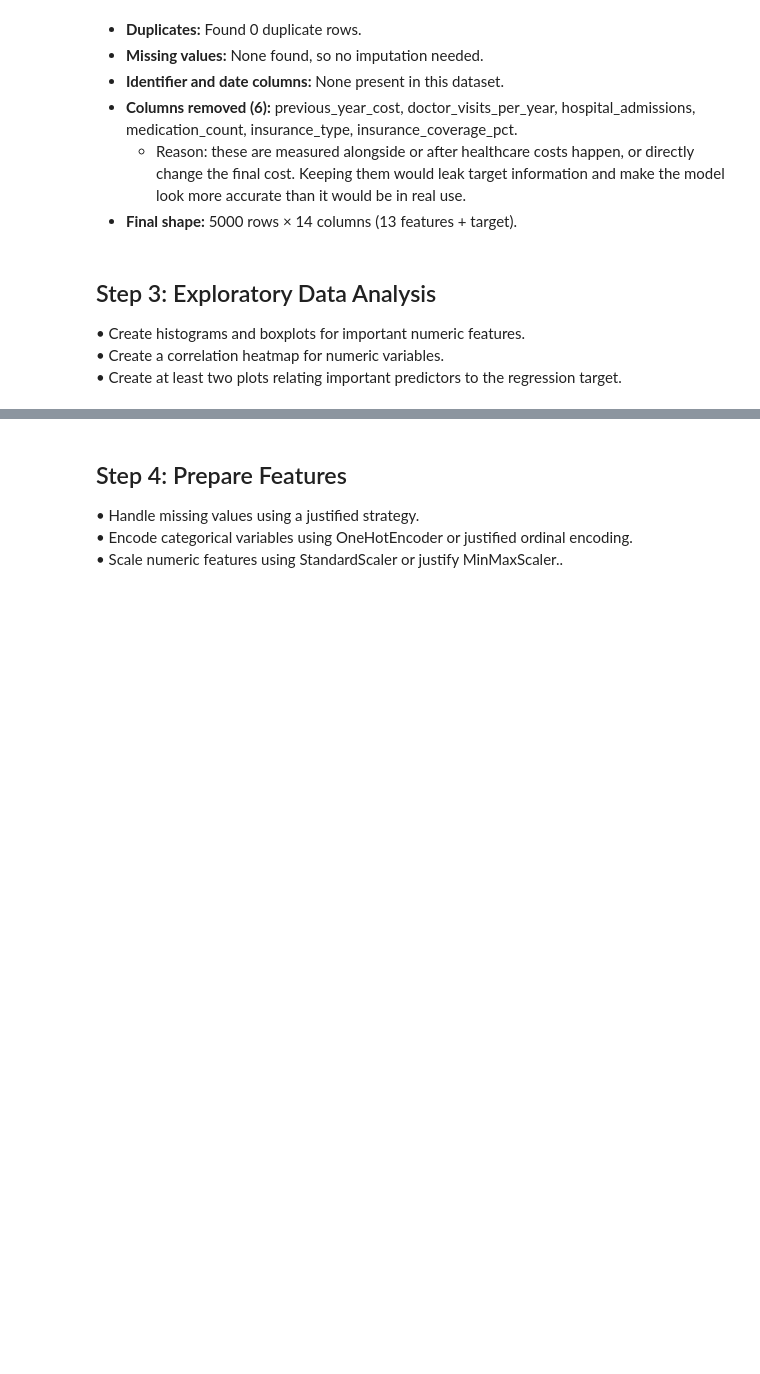
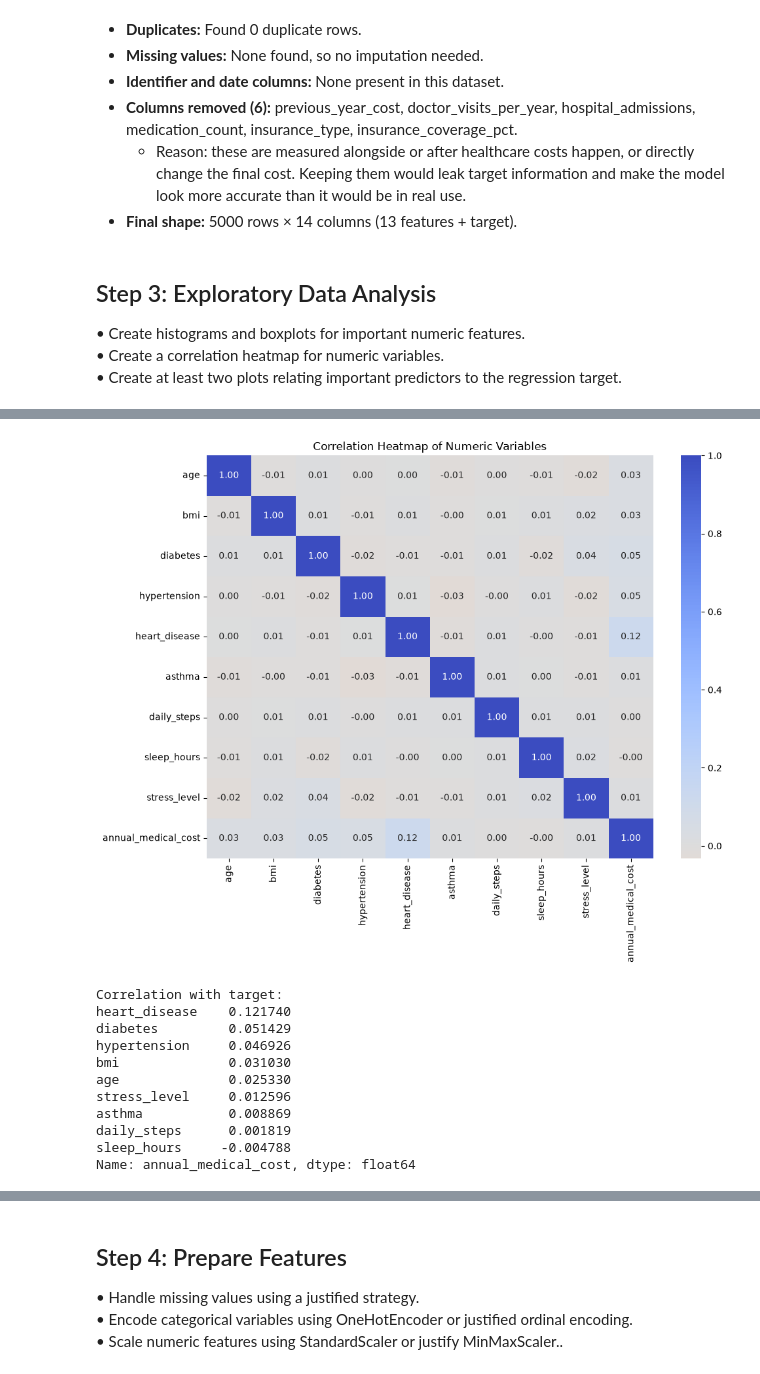
Before and after one commit to Eihtoo1111/Insurance-Cost-Prediction, a Jupyter notebook: Project_insurance.ipynb, the cells around one changed output, grey strips where cells are left out. Drawn from its saved outputs; the diff is of its cells as text; code cells hidden in the pictures; blank space fills up the shorter version.

```diff
--- a/Project_insurance.ipynb
+++ b/Project_insurance.ipynb
@@ -112,7 +112,7 @@ dtype: int64
 # %% [markdown]
 • Identify numeric, categorical, identifier, date, and potential leakage columns.
 # %%
-target = ["annual_medical_cost"] # the target column
+target = "annual_medical_cost" # the target column
 
 leakage_cols = [
     "previous_year_cost",       # last year's cost, copy of target column
@@ -123,8 +123,8 @@ leakage_cols = [
     "insurance_coverage_pct",
 ]
 
-numeric_cols = [c for c in df.select_dtypes(include="number").columns if c not in leakage_cols + target] # identify numerical columns
-categorical_cols = [c for c in df.select_dtypes(include="str").columns if c not in leakage_cols + target] # identify categorical columns
+numeric_cols = [c for c in df.select_dtypes(include="number").columns if c not in leakage_cols + [target]] # identify numerical columns
+categorical_cols = [c for c in df.select_dtypes(include="str").columns if c not in leakage_cols + [target]] # identify categorical columns
 
 identifier_cols = []   # none in this dataset
 date_cols = []         # none in this dataset
@@ -169,0 +220,24 @@ Shape after: (5000, 14)
+# %%
+# correlation heatmap
+corr = df_clean[numeric_cols + [target]].corr()
+
+plt.figure(figsize=(11, 8))
+sns.heatmap(corr, annot=True, fmt=".2f", cmap="coolwarm_r", center=0)
+plt.title("Correlation Heatmap of Numeric Variables")
+plt.show()
+
+print("Correlation with target:")
+print(corr[target].drop(target).sort_values(ascending=False))
+# %% [output]
+[figure, added]
+Correlation with target:
+heart_disease    0.121740
+diabetes         0.051429
+hypertension     0.046926
+bmi              0.031030
+age              0.025330
+stress_level     0.012596
+asthma           0.008869
+daily_steps      0.001819
+sleep_hours     -0.004788
+Name: annual_medical_cost, dtype: float64
```
Also changed, not shown: parts of 6 cells of this notebook.
